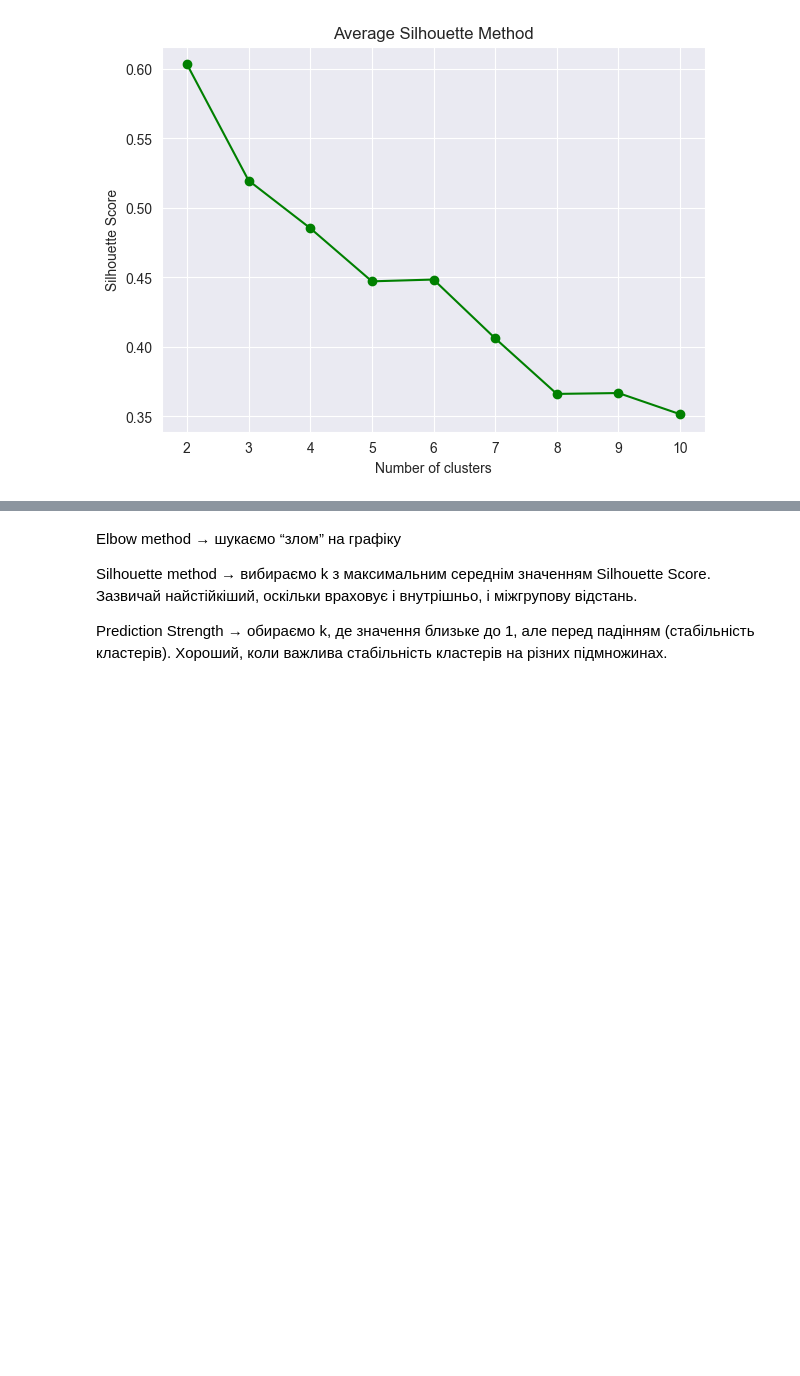
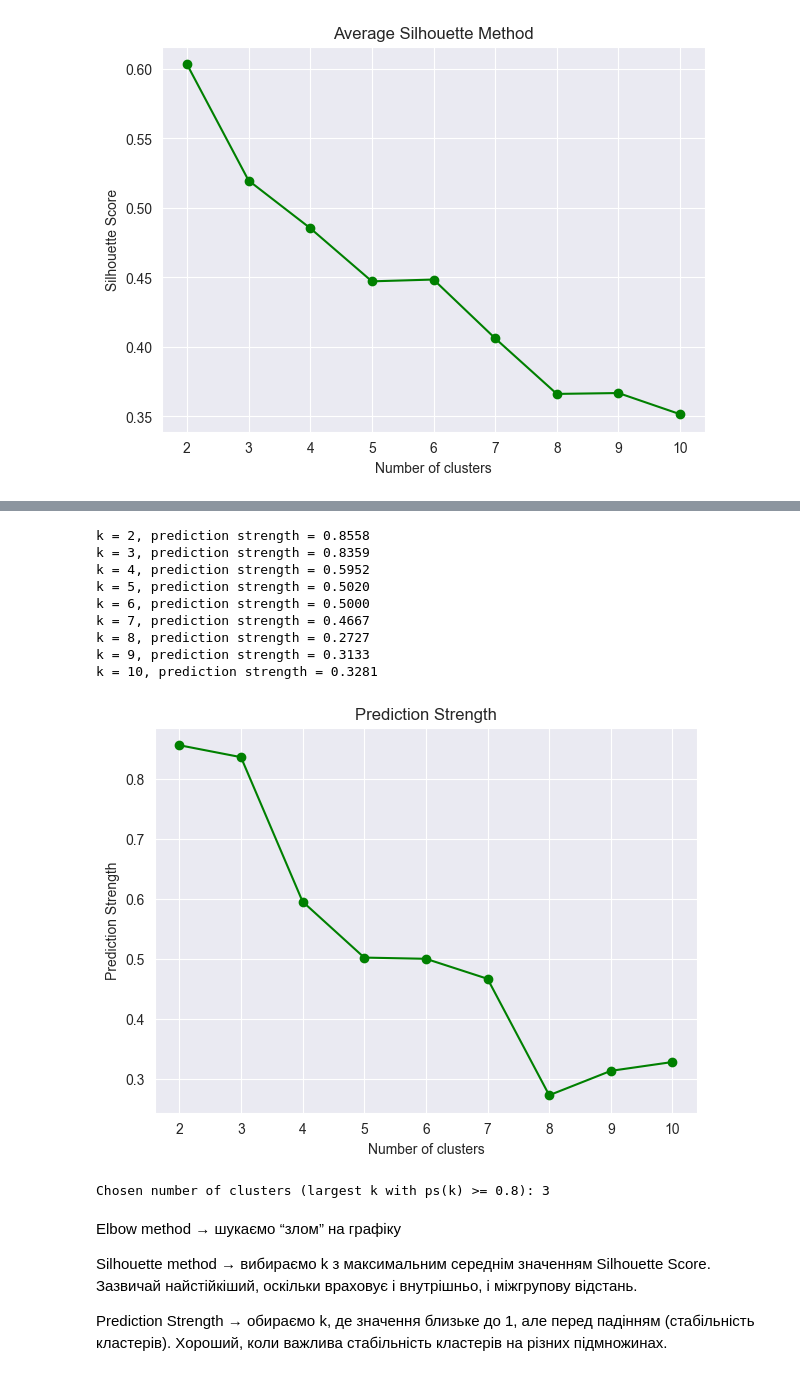
Before and after one commit to ValeriiaBaranivska/ML-2025, a Jupyter notebook: lab-5/ОМН-КМ23-2-Баранівська-ЛР5.ipynb, the cells around one changed output, grey strips where cells are left out. Drawn from its saved outputs; the diff is of its cells as text; code cells hidden in the pictures; blank space fills up the shorter version.

```diff
--- a/lab-5/ОМН-КМ23-2-Баранівська-ЛР5.ipynb
+++ b/lab-5/ОМН-КМ23-2-Баранівська-ЛР5.ipynb
@@ -289,3 +227,67 @@ ax.set(title='Determining the optimal number of clusters',
+# %%
+def prediction_strength(X_train, X_test, k, random_state=42):
+    kmeans_train = KMeans(n_clusters=k, random_state=random_state)
+    kmeans_train.fit(X_train)
+
+    test_labels_from_train = kmeans_train.predict(X_test)
+
+    kmeans_test = KMeans(n_clusters=k, random_state=random_state)
+    test_labels = kmeans_test.fit_predict(X_test)
+
+    ps_values = []
+    for j in range(k):
+
+        indices = np.where(test_labels_from_train == j)[0]  # Get indices of test points assigned to cluster j (using model from training)
+        n_points = len(indices)
+        if n_points < 2:  # If fewer than 2 points fall into this cluster, the measure is undefined; skip it.
+            continue
+
+        same_count = 0  # Count the number of pairs that are assigned to the same cluster in test clustering.
+        total_pairs = 0
+        for i in range(n_points):
+            for l in range(i + 1, n_points):
+                total_pairs += 1
+                if test_labels[indices[i]] == test_labels[indices[l]]:
+                    same_count += 1
+        if total_pairs > 0:
+            cluster_strength = same_count / total_pairs
+            ps_values.append(cluster_strength)
+
+    if len(ps_values) == 0: # If no cluster had at least 2 points, return zero
+        return 0
+    # Prediction strength for k is the minimum cluster strength over all clusters
+    return min(ps_values)
+
+x_train, x_test = train_test_split(df.values, test_size=0.2, shuffle=True, random_state=0)
+candidate_ks = range(2, 11)
+ps_list = []
+for k in candidate_ks:
+    ps = prediction_strength(x_train, x_test, k)
+    ps_list.append(ps)
+    print(f"k = {k}, prediction strength = {ps:.4f}")
+
+plot_fig(candidate_ks, ps_list, 'Prediction Strength', 'Prediction Strength')
+
+# Choose the largest k such that prediction strength is above threshold (say, 0.8)
+threshold = 0.8
+valid_ks = [k for k, ps in zip(candidate_ks, ps_list) if ps >= threshold]
+if valid_ks:
+    best_k = max(valid_ks)
+    print(f"Chosen number of clusters (largest k with ps(k) >= {threshold}): {best_k}")
+else:
+    print(f"No value of k in the candidate range has prediction strength above {threshold}.")
+# %% [output]
+k = 2, prediction strength = 0.8558
+k = 3, prediction strength = 0.8359
+k = 4, prediction strength = 0.5952
+k = 5, prediction strength = 0.5020
+k = 6, prediction strength = 0.5000
+k = 7, prediction strength = 0.4667
+k = 8, prediction strength = 0.2727
+k = 9, prediction strength = 0.3133
+k = 10, prediction strength = 0.3281
+[figure, added]
+Chosen number of clusters (largest k with ps(k) >= 0.8): 3
 # %% [markdown]
 Elbow method → шукаємо “злом” на графіку
 
```
Also changed, not shown: parts of 6 cells of this notebook.
